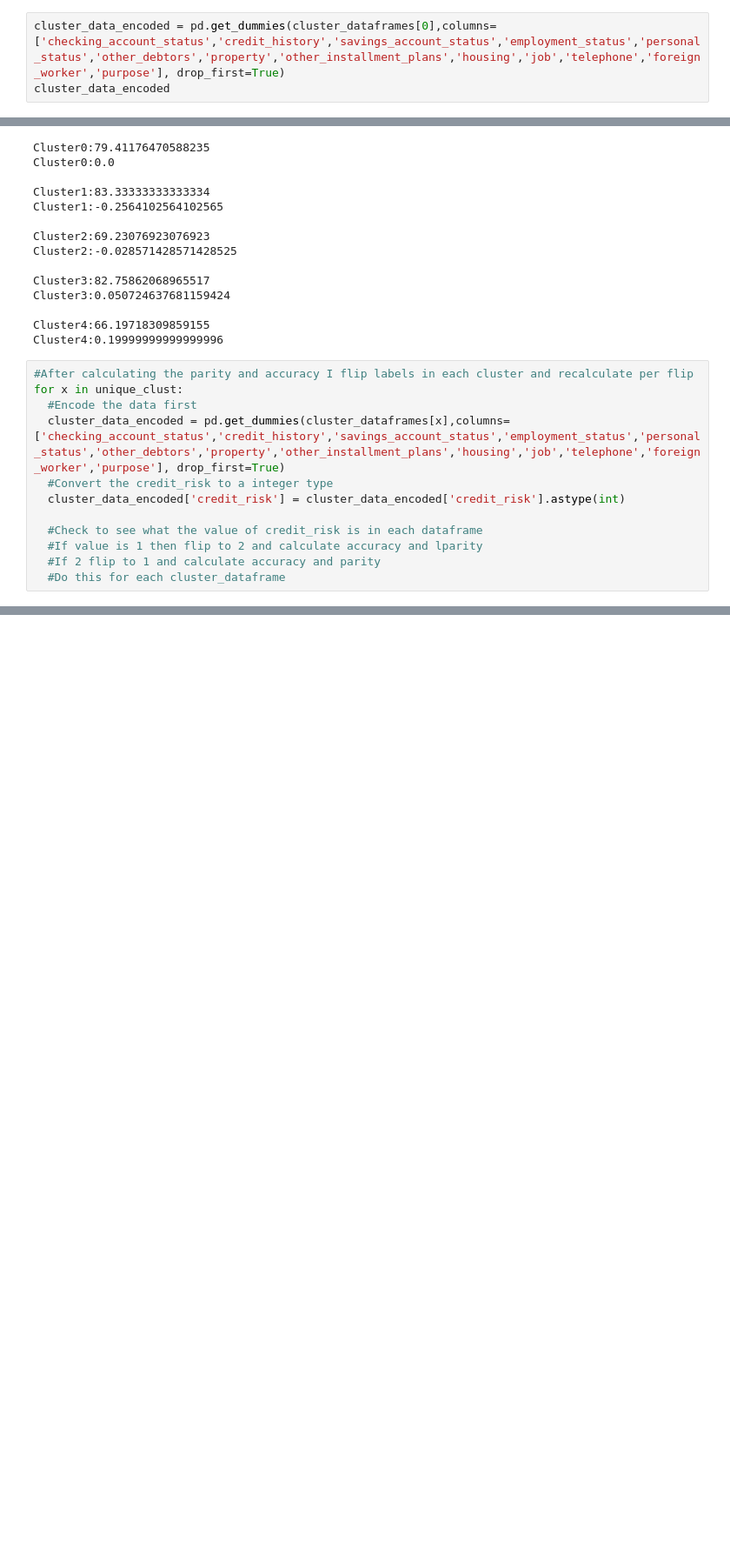
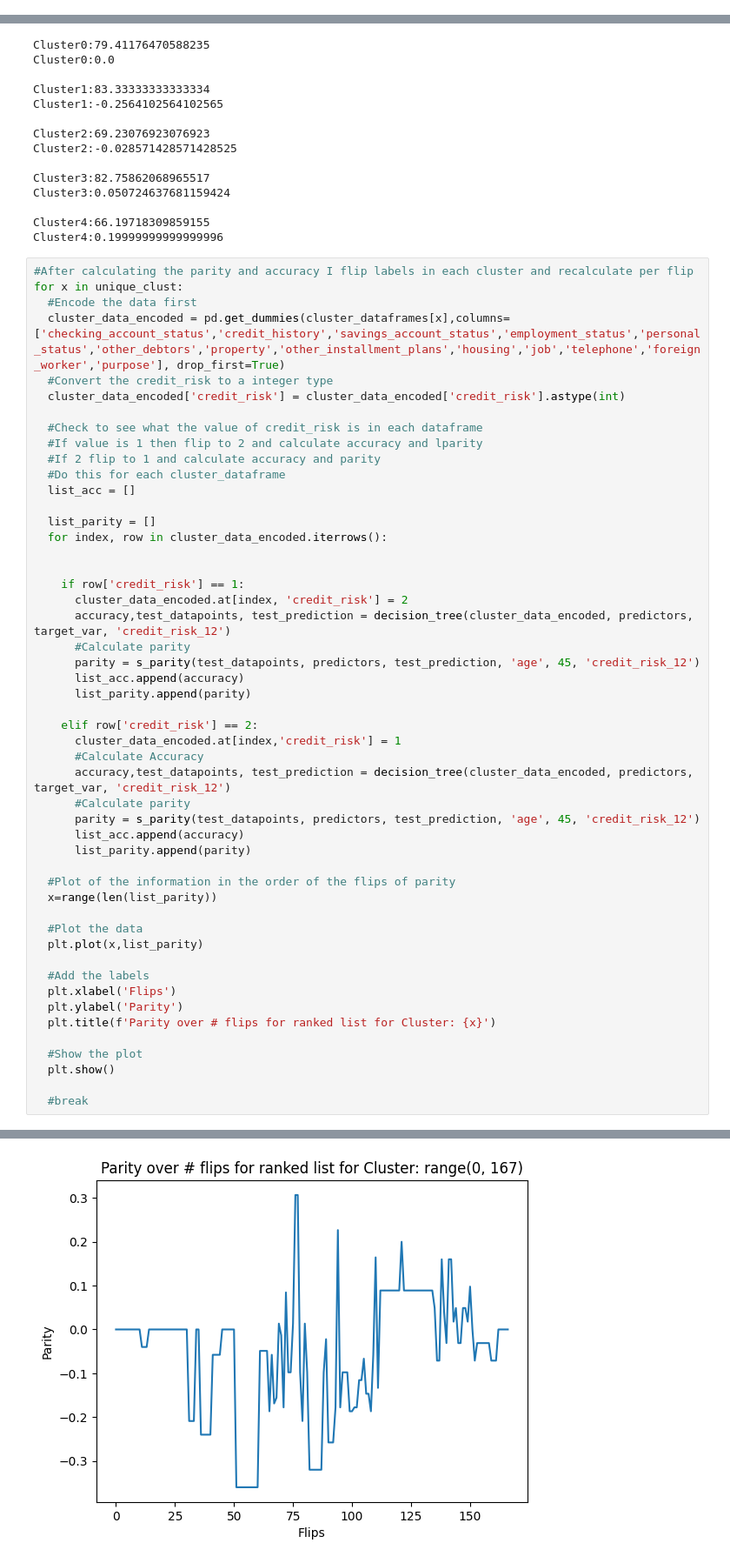
Before and after one commit to s-thandri/labelflipping, a Jupyter notebook: german_clustering.ipynb, the cells around one changed output, grey strips where cells are left out. Shown: that part at 87% size. Saved outputs shown, nothing was run; the diff lists cells and outputs as text; blank space fills up the shorter version.

Commit message:
Calculated and graphed parity and acc for each cluster

```diff
--- a/german_clustering.ipynb
+++ b/german_clustering.ipynb
@@ -198,3 +145,0 @@ cluster_dataframes = [group for _, group in grouped_dataframes]
-# %%
-cluster_data_encoded = pd.get_dummies(cluster_dataframes[0],columns=['checking_account_status','credit_history','savings_account_status','employment_status','personal_status','other_debtors','property','other_installment_plans','housing','job','telephone','foreign_worker','purpose'], drop_first=True)
-cluster_data_encoded
@@ -275,4 +219,42 @@ for x in unique_clust:
   #If value is 1 then flip to 2 and calculate accuracy and lparity
   #If 2 flip to 1 and calculate accuracy and parity
   #Do this for each cluster_dataframe
+  list_acc = []
+
+  list_parity = []
+  for index, row in cluster_data_encoded.iterrows():
+
+
+    if row['credit_risk'] == 1:
+      cluster_data_encoded.at[index, 'credit_risk'] = 2
+      accuracy,test_datapoints, test_prediction = decision_tree(cluster_data_encoded, predictors, target_var, 'credit_risk_12')
+      #Calculate parity
+      parity = s_parity(test_datapoints, predictors, test_prediction, 'age', 45, 'credit_risk_12')
+      list_acc.append(accuracy)
+      list_parity.append(parity)
+
+    elif row['credit_risk'] == 2:
+      cluster_data_encoded.at[index,'credit_risk'] = 1
+      #Calculate Accuracy
+      accuracy,test_datapoints, test_prediction = decision_tree(cluster_data_encoded, predictors, target_var, 'credit_risk_12')
+      #Calculate parity
+      parity = s_parity(test_datapoints, predictors, test_prediction, 'age', 45, 'credit_risk_12')
+      list_acc.append(accuracy)
+      list_parity.append(parity)
+
+  #Plot of the information in the order of the flips of parity
+  x=range(len(list_parity))
+
+  #Plot the data
+  plt.plot(x,list_parity)
+
+  #Add the labels
+  plt.xlabel('Flips')
+  plt.ylabel('Parity')
+  plt.title(f'Parity over # flips for ranked list for Cluster: {x}')
+
+  #Show the plot
+  plt.show()
+
+  #break
 # %% [output]
@@ -291,0 +261 @@ for x in unique_clust:
+[figure, added]
```
Also changed, not shown: parts of 16 cells of this notebook.
